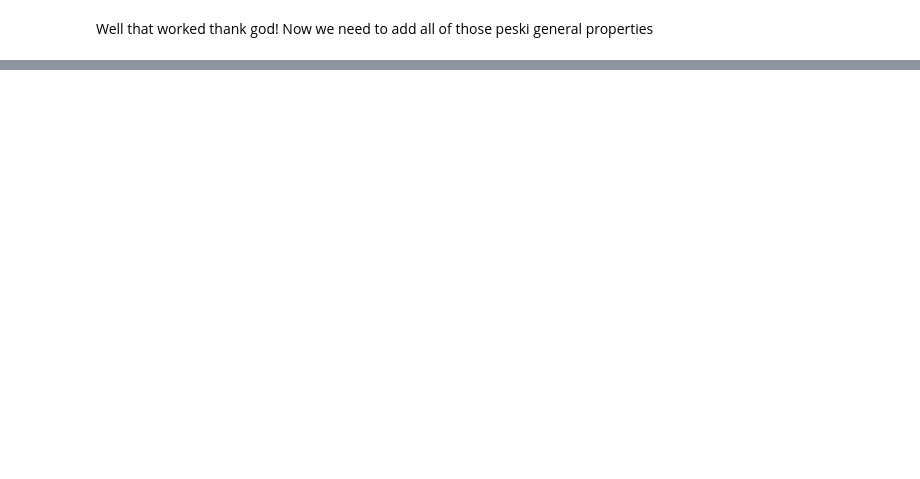
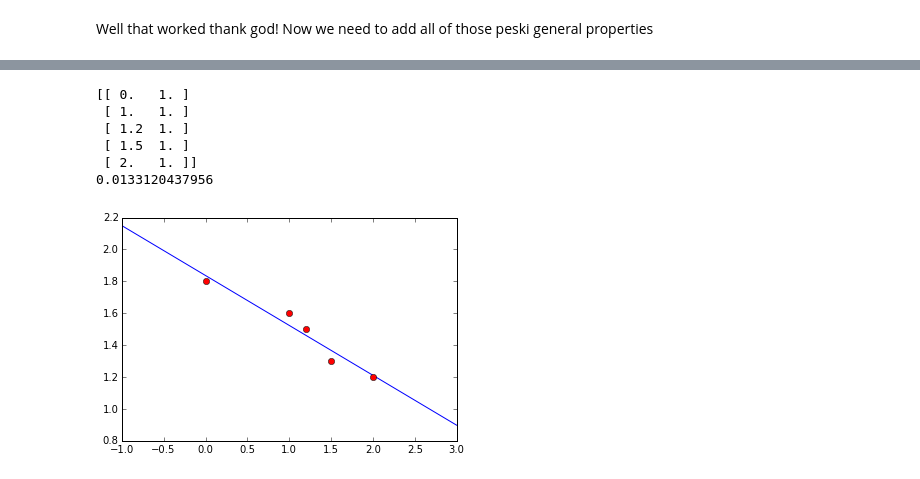
Before and after one commit to MadcowD/cs189, a Jupyter notebook: hw3/Homework 3!.ipynb, the cells around one changed output, grey strips where cells are left out. Cells and saved outputs as stored; diff of their text form; code cells hidden in the pictures; blank space fills up the shorter version.

```diff
--- a/hw3/Homework 3!.ipynb
+++ b/hw3/Homework 3!.ipynb
@@ -159,0 +306,44 @@ plt.matshow(image_train_class[3].data[2].reshape((28,28)))
+# %%
+def linreg(data, y, alpha=0):
+    #Add one to all the data points.
+    extended = np.array([np.append(sample, [1]) for sample in data])
+    print(extended)
+    w = np.dot(np.dot(np.linalg.inv(np.dot(extended.T, extended)), extended.T), y)
+    return w
+
+def linrss(data, y, w):
+    extended = np.array([np.append(sample, [1]) for sample in data])
+    return np.linalg.norm(np.dot(extended,w) - y,2)**2
+
+def plot_weights(w):
+    plt.bar(range(len(w)-1),w[:-1])
+# %%
+test = np.array([[0],[1],[1.2],[1.5],[2]])
+test_y = np.array([1.8,1.6,1.5,1.3,1.2])
+
+w = linreg(test,test_y, 0)
+#plot_weights(w)
+
+X = np.array([[-1,1],
+            [-0.5,1],
+            [0,1],
+            [0.5,1],
+            [1,1],
+             [1.5,1],
+             [2,1],
+             [2.5,1],
+             [3,1]])
+x = np.array([-1,-0.5,0,0.5,1,1.5,2,2.5,3])
+
+plt.plot(x, np.dot(X,w))
+plt.plot(test, test_y, 'ro')
+
+print(linrss(test, test_y, w))
+# %% [output]
+[[ 0.   1. ]
+ [ 1.   1. ]
+ [ 1.2  1. ]
+ [ 1.5  1. ]
+ [ 2.   1. ]]
+0.0133120437956
+[figure, added]
```
Also changed, not shown: parts of 24 cells of this notebook, 3 other files.
